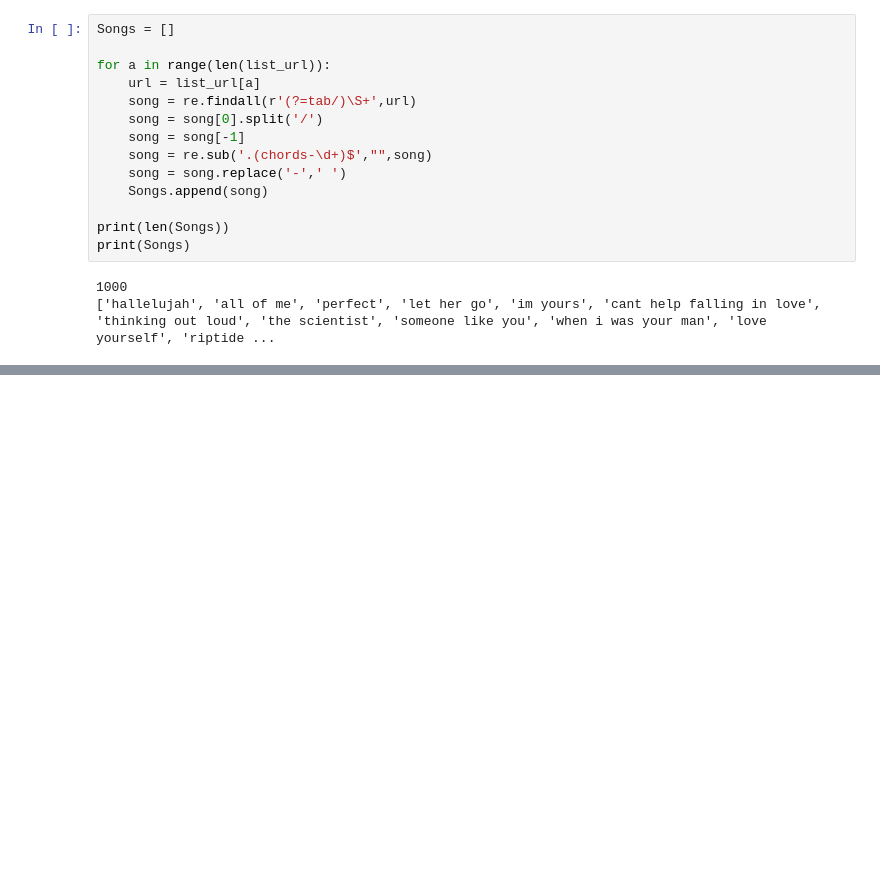
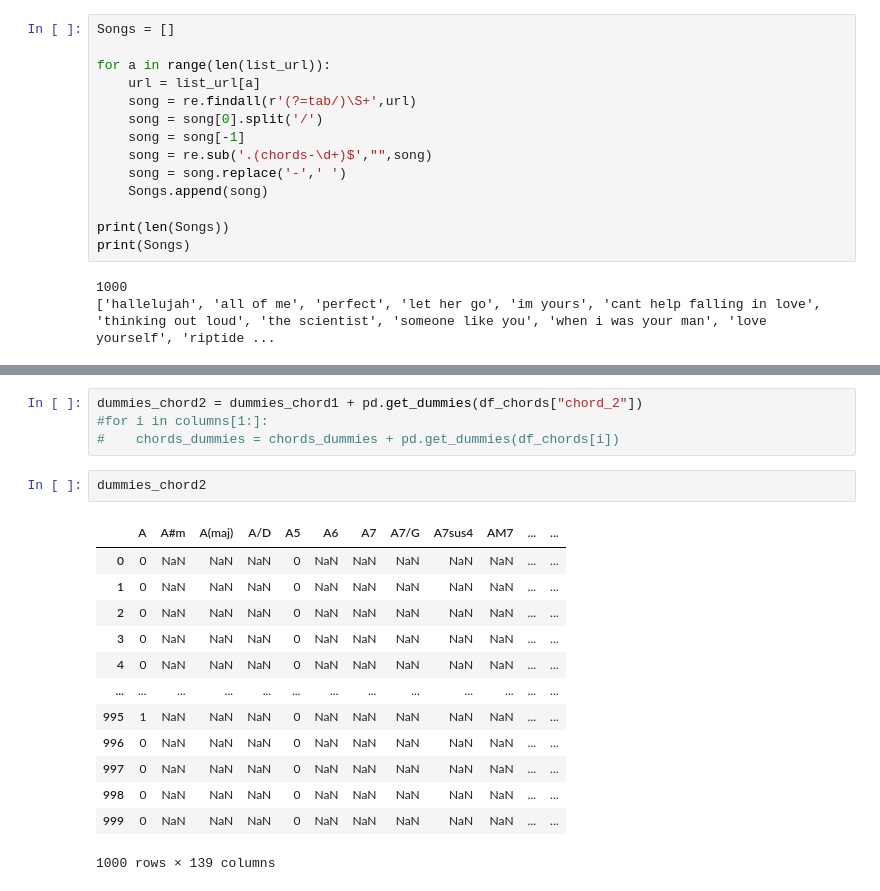
Before and after one commit to ErwanDB/Project-Week-5-Your-Own-Project, a Jupyter notebook: your-project/Data_scraping.ipynb, the cells around one changed output, grey strips where cells are left out. Cells and saved outputs as stored; diff of their text form; blank space fills up the shorter version.

```diff
--- a/your-project/Data_scraping.ipynb
+++ b/your-project/Data_scraping.ipynb
@@ -160,0 +467,20 @@ df
+# %%
+dummies_chord2 = dummies_chord1 + pd.get_dummies(df_chords["chord_2"])
+#for i in columns[1:]:
+#    chords_dummies = chords_dummies + pd.get_dummies(df_chords[i])
+# %%
+dummies_chord2
+# %% [output]
+|  | A | A#m | A(maj) | A/D | A5 | A6 | A7 | A7/G | A7sus4 | AM7 | ... | ... |
+| 0 | 0 | NaN | NaN | NaN | 0 | NaN | NaN | NaN | NaN | NaN | ... | ... |
+| 1 | 0 | NaN | NaN | NaN | 0 | NaN | NaN | NaN | NaN | NaN | ... | ... |
+| 2 | 0 | NaN | NaN | NaN | 0 | NaN | NaN | NaN | NaN | NaN | ... | ... |
+| 3 | 0 | NaN | NaN | NaN | 0 | NaN | NaN | NaN | NaN | NaN | ... | ... |
+| 4 | 0 | NaN | NaN | NaN | 0 | NaN | NaN | NaN | NaN | NaN | ... | ... |
+| ... | ... | ... | ... | ... | ... | ... | ... | ... | ... | ... | ... | ... |
+| 995 | 1 | NaN | NaN | NaN | 0 | NaN | NaN | NaN | NaN | NaN | ... | ... |
+| 996 | 0 | NaN | NaN | NaN | 0 | NaN | NaN | NaN | NaN | NaN | ... | ... |
+| 997 | 0 | NaN | NaN | NaN | 0 | NaN | NaN | NaN | NaN | NaN | ... | ... |
+| 998 | 0 | NaN | NaN | NaN | 0 | NaN | NaN | NaN | NaN | NaN | ... | ... |
+| 999 | 0 | NaN | NaN | NaN | 0 | NaN | NaN | NaN | NaN | NaN | ... | ... |
+1000 rows × 139 columns
```
Also changed, not shown: parts of 54 cells of this notebook, 1 other file.
